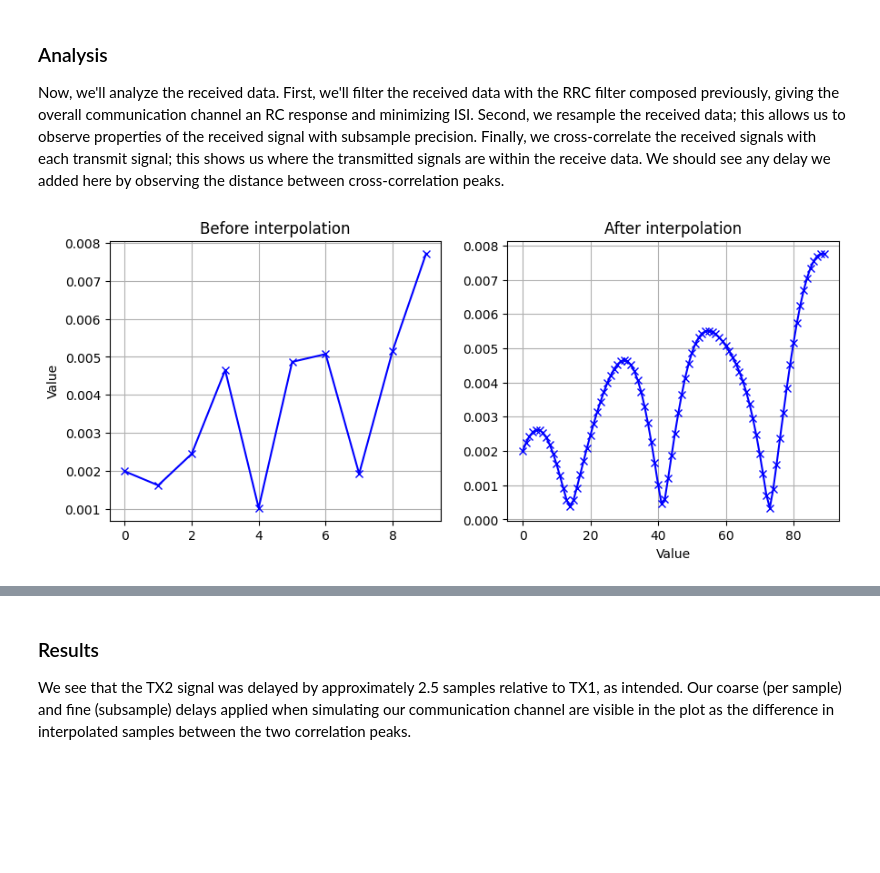
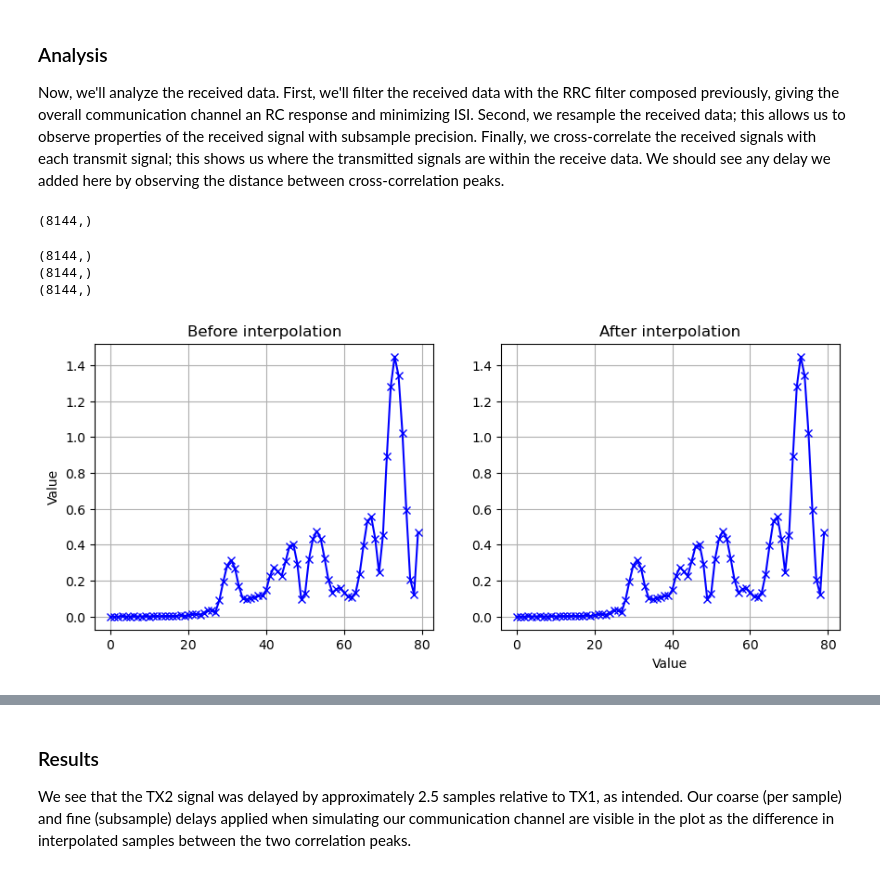
Before and after one commit to Patater/dsp-notebooks, a Jupyter notebook: qpsk-sync/qpsk-sync.ipynb, the cells around one changed output, grey strips where cells are left out. Saved outputs shown, nothing was run; the diff lists cells and outputs as text; code cells hidden in the pictures; blank space fills up the shorter version.

Commit message:
XXX Attempt to move to frequency-domain analysis method for estimating subsample delay
(Replacing interpolation)

```diff
--- a/qpsk-sync/qpsk-sync.ipynb
+++ b/qpsk-sync/qpsk-sync.ipynb
@@ -205,7 +205,7 @@ Observe the sharp auto-correlation peaks for each transmit signal. Also observe
 
 Our next step is to simulate the communication channel. We'll add a coarse (sample level) and fine (subsample level) delay to TX2. We'll then sum the two signals together. Finally, we'll add some additive white gaussian noise (AWGN).
 # %%
-def apply_fractional_delay(s, delay=0.4):
+def apply_fractional_delay(s, delay=0.5):
     # Create and apply fractional delay filter
     # delay is fractional delay, in samples
     N = 23
@@ -216,7 +216,7 @@ def apply_fractional_delay(s, delay=0.4):
     return np.convolve(s, h)
 
 
-def apply_sample_delay(s, delay=1):
+def apply_sample_delay(s, delay=2):
     return np.concatenate((np.zeros(delay), s))
 
 
@@ -241,7 +241,9 @@ tx1d = np.append(tx1, np.zeros(delay))
 tx2d = apply_sample_delay(tx2, delay)
 
 # Note: We apply fractional delay to both TX signals as we want to delay both equally by the filter length.
-# Without this, TX2 would seem to arrive much later than TX1.
+# Without this, TX2 would seem to arrive much later than TX1. This is because the fractional delay is implemented
+# with a convolution by a windowed sinc function, and convolution delays a signal by half the length of the windowed
+# sinc function
 tx1d = apply_fractional_delay(tx1d, 0)
 tx2d = apply_fractional_delay(tx2d, 0.5)
 
@@ -264,28 +266,48 @@ Now, we'll analyze the received data. First, we'll filter the received data with
 # with our RRC filter. This will make the end-to-end channel response that of a raised cosine filter,
 # which is good for minimizing ISI.
 rx1 = signal.convolve(rx1, pulse)
+
+print(rx1.shape)
+
+# Ensure tx signal is extended to same dimensions as rx1 signal after convolution
+#tx1 = np.append(tx1, np.zeros(delay))
+tx1 = np.append(tx1, np.zeros(rx1.shape[0]-tx1.shape[0]))
+tx2 = np.append(tx2, np.zeros(rx1.shape[0]-tx2.shape[0]))
+#tx1.reshape(rx1.shape[0])
+#tx2.reshape(rx1.shape[0])
+# %% [output]
+(8144,)
 # %%
 # Interpolate signal, so we can correlate with sub-sample accuracy
-RS = 10  # Increase signal length by RS times (e.g. 10x for RS 10)
+RS = 100  # Increase signal length by RS times (e.g. 100x for RS 100)
+RS = 1
 rx1i = signal.resample(rx1, np.shape(rx1)[0] * RS)
 
 # We also need to interpolate the TX signals for comparison
 tx1i = signal.resample(tx1, np.shape(tx1)[0] * RS)
 tx2i = signal.resample(tx2, np.shape(tx2)[0] * RS)
+
+print(rx1i.shape)
+print(tx1i.shape)
+print(tx2i.shape)
+# %% [output]
+(8144,)
+(8144,)
+(8144,)
 # %%
-Nd = RS  # Number of samples to display
+Nd = 80  # Number of samples to display
 
 plt.figure(figsize=(16, 4))
 plt.subplot(131)
 plt.plot(np.abs(rx1[:Nd]), "bx-")
 plt.ylabel("Value")
 plt.title("Before interpolation")
 plt.grid(True)
 
 plt.subplot(132)
-plt.plot(np.abs(rx1i[: Nd * RS - Nd]), "bx-")
+plt.plot(np.abs(rx1i[: Nd * RS]), "bx-")
 plt.xlabel("Value")
 plt.title("After interpolation")
 plt.grid(True)
 # %% [output]
-[figure, old version]
+[figure, new version]
```
Also changed, not shown: parts of 9 cells of this notebook.
